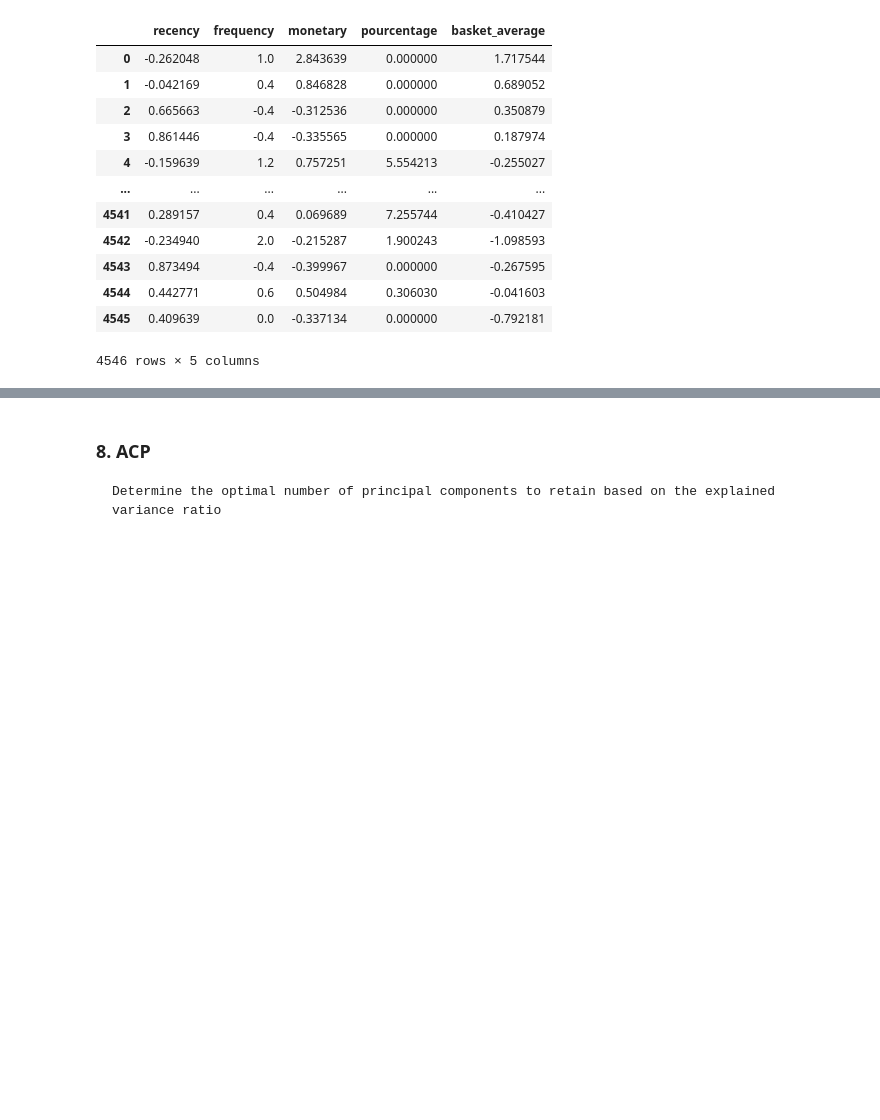
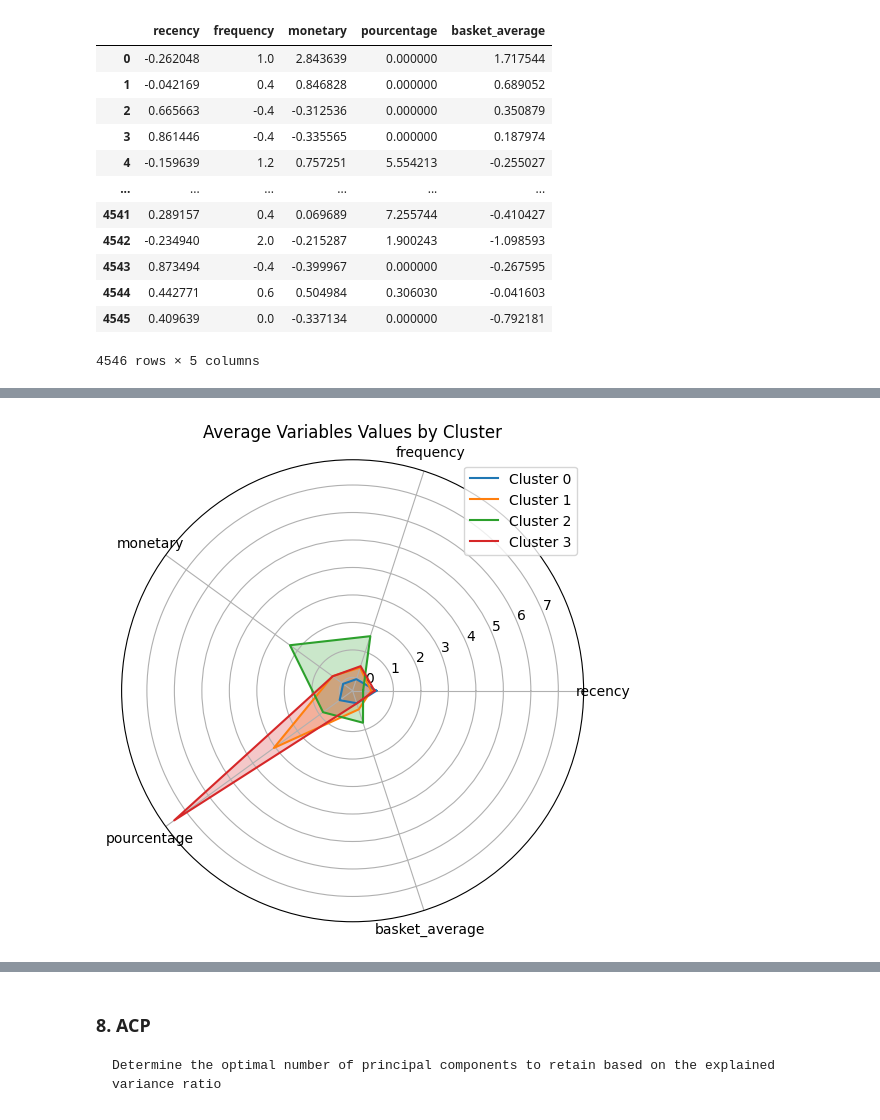
Before and after one commit to Noura-ou/projet_segmentation_client, a Jupyter notebook: src/04- Data Clustering.ipynb, the cells around one changed output, grey strips where cells are left out. Saved outputs shown, nothing was run; the diff lists cells and outputs as text; code cells hidden in the pictures; blank space fills up the shorter version.

```diff
--- a/src/04- Data Clustering.ipynb
+++ b/src/04- Data Clustering.ipynb
@@ -160,0 +197,7 @@ rfms
+# %%
+cluster_points_nocluster=cluster_points.drop('Cluster', axis=1)
+# df_cluster_points_nocluster = pd.DataFrame(cluster_points_nocluster, columns=cluster_points_nocluster.columns[0:])
+
+print(cluster_points_nocluster.columns)
+print(len(cluster_points_nocluster))
+cluster_points_nocluster
@@ -160,0 +212,45 @@ rfms
+# %%
+# num_clusters = len(cluster_points_nocluster)    # 4
+# num_vars = len(cluster_points_nocluster.columns)  # 5
+
+# # Split the circle into equal parts and save the angles
+# angles = np.linspace(0, 2 * np.pi, num_vars, endpoint=False).tolist()
+# angles += angles[:1]
+
+# # Create subplots for each cluster
+# fig, ax = plt.subplots(nrows=1, ncols=num_clusters, figsize=(20,10), subplot_kw=dict(polar=True))
+
+# for i in range(num_clusters):
+#     values = cluster_points_nocluster[i].values.flatten().tolist()
+#     values += values[:1]
+
+#     ax[i].fill(angles, values, color='skyblue', alpha=0.25)
+#     ax[i].plot(angles, values, color='steelblue', linewidth=2)
+#     ax[i].set_xticks(angles[:-1])
+#     ax[i].set_xticklabels(cluster_points.columns)
+#     ax[i].set_title(f'Cluster {i+1}')
+#     ax[i].set_ylim([0, max(cluster_points.values.max(), 1)])  # Adjust the y-axis limits if needed
+
+# plt.tight_layout()
+# plt.show()
+
+num_vars = len(cluster_points_nocluster.columns)
+angles = np.linspace(0, 2 * np.pi, num_vars, endpoint=False).tolist()
+angles += angles[:1]
+fig, ax = plt.subplots(figsize=(6, 6), subplot_kw=dict(polar=True))
+
+for i, row in cluster_points_nocluster.iterrows():
+    values = row.values.flatten().tolist()
+    values += values[:1]
+
+    ax.plot(angles, values, label=f'Cluster {i}')
+    ax.fill(angles, values, alpha=0.25)
+
+ax.set_xticks(angles[:-1])
+ax.set_xticklabels(cluster_points_nocluster.columns)
+ax.set_title('Average Variables Values by Cluster')
+ax.legend(loc='upper right')
+
+plt.show()
+# %% [output]
+[figure, added]
```
Also changed, not shown: parts of 15 cells of this notebook, 2 other files.
